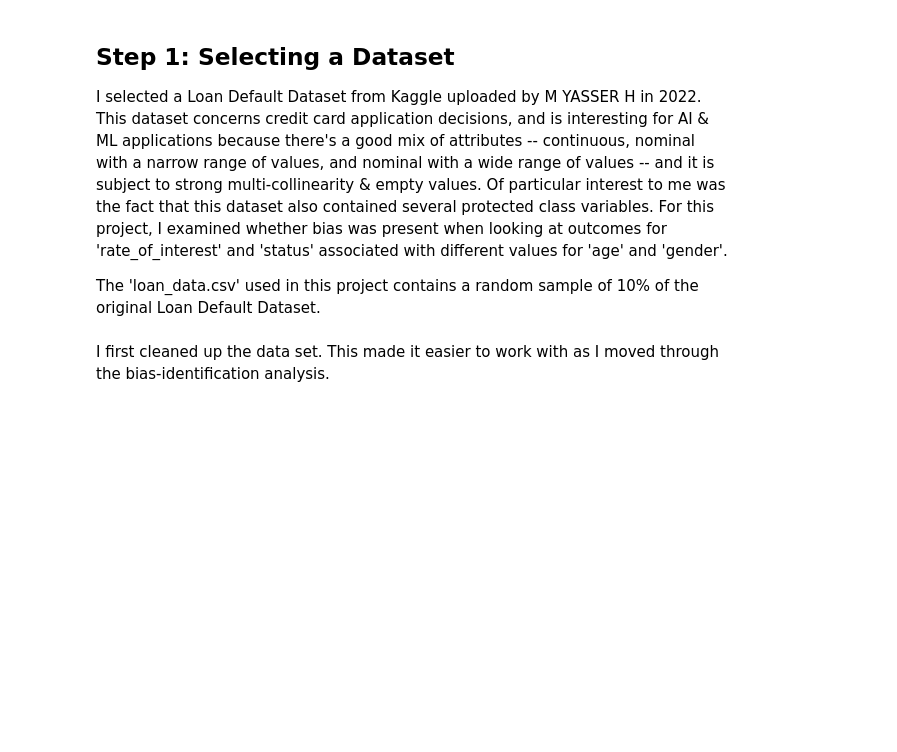
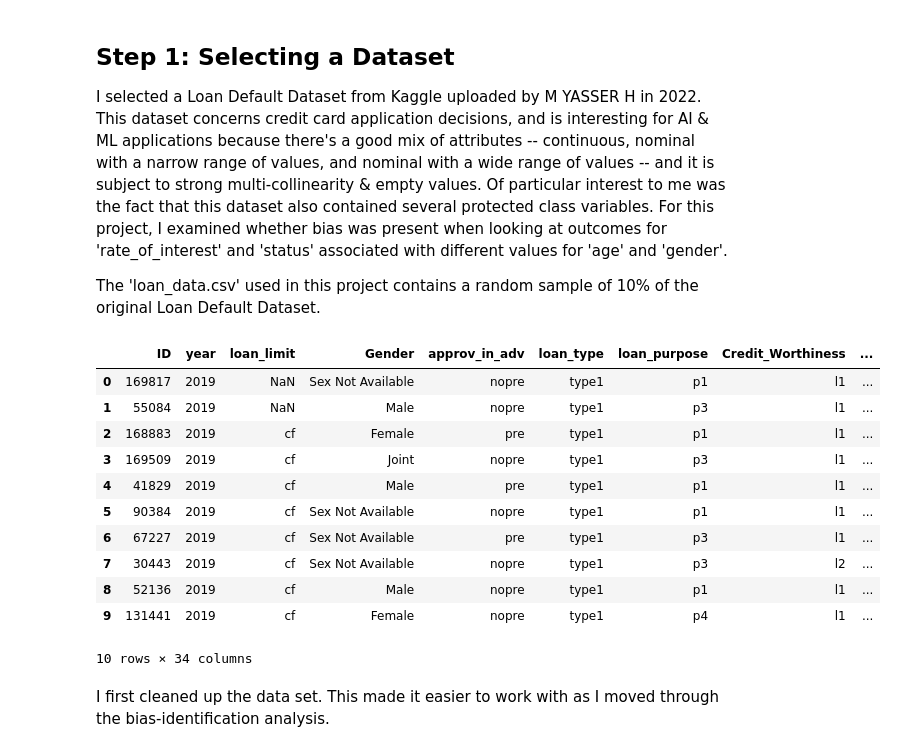
Before and after one commit to mbbaer/bias_mitigation, a Jupyter notebook: Credit_Risk_Dataset.ipynb, the cells around one changed output. Saved outputs shown, nothing was run; the diff lists cells and outputs as text; code cells hidden in the pictures; blank space fills up the shorter version.

```diff
--- a/Credit_Risk_Dataset.ipynb
+++ b/Credit_Risk_Dataset.ipynb
@@ -23,15 +23,29 @@ The 'loan_data.csv' used in this project contains a random sample of 10% of the
 # %%
 import pandas as pd
 import numpy as np
 import matplotlib.pyplot as plt
 import seaborn as sns
 from sklearn.impute import KNNImputer
 from aif360.algorithms.preprocessing import DisparateImpactRemover
 from aif360.datasets import BinaryLabelDataset
 
 
 df = pd.read_csv(r"Data\loan_data.csv")
 pd.options.mode.chained_assignment = None
+df.head(10)
+# %% [output]
+|  | ID | year | loan_limit | Gender | approv_in_adv | loan_type | loan_purpose | Credit_Worthiness | ... |
+| 0 | 169817 | 2019 | NaN | Sex Not Available | nopre | type1 | p1 | l1 | ... |
+| 1 | 55084 | 2019 | NaN | Male | nopre | type1 | p3 | l1 | ... |
+| 2 | 168883 | 2019 | cf | Female | pre | type1 | p1 | l1 | ... |
+| 3 | 169509 | 2019 | cf | Joint | nopre | type1 | p3 | l1 | ... |
+| 4 | 41829 | 2019 | cf | Male | pre | type1 | p1 | l1 | ... |
+| 5 | 90384 | 2019 | cf | Sex Not Available | nopre | type1 | p1 | l1 | ... |
+| 6 | 67227 | 2019 | cf | Sex Not Available | pre | type1 | p3 | l1 | ... |
+| 7 | 30443 | 2019 | cf | Sex Not Available | nopre | type1 | p3 | l2 | ... |
+| 8 | 52136 | 2019 | cf | Male | nopre | type1 | p1 | l1 | ... |
+| 9 | 131441 | 2019 | cf | Female | nopre | type1 | p4 | l1 | ... |
+10 rows × 34 columns
 # %% [markdown]
 I first cleaned up the data set. This made it easier to work with as I moved through the bias-identification analysis.
 # %%
```
Also changed, not shown: parts of 4 cells of this notebook.
